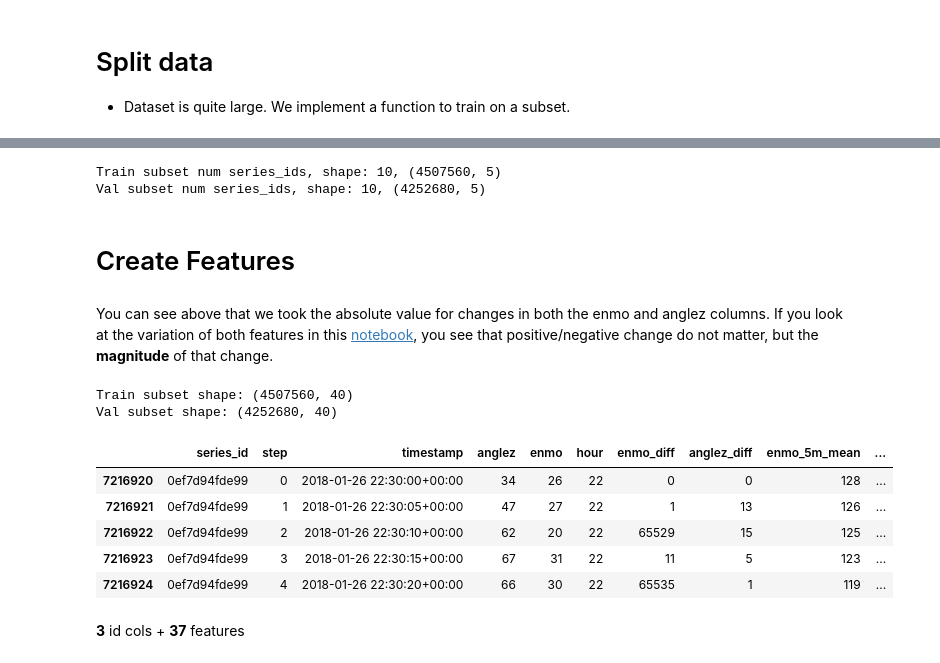
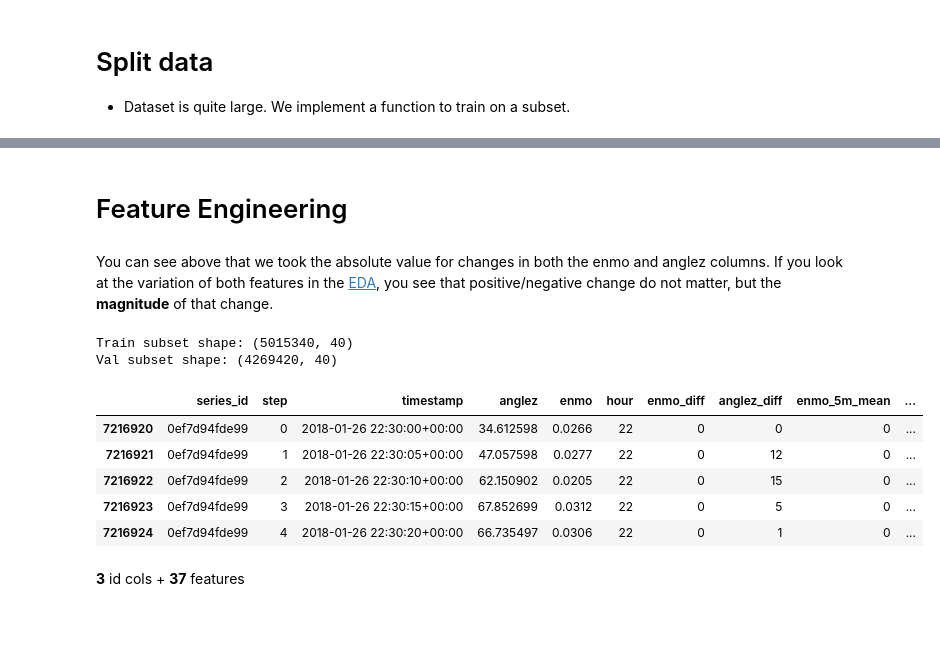
Before and after one commit to heefjones/detect_sleep_states, a Jupyter notebook: preds.ipynb, the cells around one changed output, grey strips where cells are left out. Cells and saved outputs as stored; diff of their text form; code cells hidden in the pictures; blank space fills up the shorter version.

```diff
--- a/preds.ipynb
+++ b/preds.ipynb
@@ -39,22 +41,22 @@ test_series['anglez'] = test_series['anglez'].astype('int8')
 # %%
 # getting series ids as a list
-series_ids = train_events['series_id'].drop_duplicates().tolist()
+series_ids = events['series_id'].unique().tolist()
 print(f'Number of total series: {len(series_ids)}')
 
-# get counts of onset and wakeup fro each user
-onset_counts = train_events[train_events['event'] == 'onset'].groupby('series_id').size()
-wakeup_counts = train_events[train_events['event'] == 'wakeup'].groupby('series_id').size()
+# get counts of onset and wakeup for each user
+onset_counts = events.query('event == "onset"').dropna().groupby('series_id').size()
+wakeup_counts = events.query('event == "wakeup"').dropna().groupby('series_id').size()
 
 # create counts df and get the mismatches
 counts = pd.DataFrame({'onset_counts': onset_counts, 'wakeup_counts': wakeup_counts}).reset_index()
-count_mismatches = counts[counts['onset_counts'] != counts['wakeup_counts']]
+count_mismatches = counts.query('onset_counts != wakeup_counts')
 
 # removing users with mismatched onset/wakeup counts
-train_series = train_series[~train_series['series_id'].isin(count_mismatches['series_id'])]
-train_events = train_events[~train_events['series_id'].isin(count_mismatches['series_id'])]
+data_dropped = data[~data['series_id'].isin(count_mismatches['series_id'])]
+events_dropped = events[~events['series_id'].isin(count_mismatches['series_id'])]
 
 # update list of series ids, not including series with no non-null values
-series_ids = train_events.dropna()['series_id'].drop_duplicates().tolist()
-print(f'Number of series after removing mismatched counts: {len(series_ids)}')
+series_ids_dropped = events_dropped['series_id'].unique().tolist()
+print(f'Number of series after removing mismatched counts: {len(series_ids_dropped)}')
 # %% [output]
 Number of total series: 277
@@ -64,10 +66,7 @@ Number of series after removing mismatched counts: 269
 - Dataset is quite large. We implement a function to train on a subset.
 # %%
 # function that gets a random subset of 'n' series ids, returns train and val subsets
-def get_train_val(series=train_series, n=10, random_state=random_state):
-    # set seed
-    np.random.seed(random_state)
-
+def get_train_val(series, n=10, random_state=SEED):
     # get series ids
     series_ids = series['series_id'].drop_duplicates().tolist()
     train_ids = np.random.choice(series_ids, n, replace=False)
@@ -76,5 +75,11 @@ def get_train_val(series=train_series, n=10, random_state=random_state):
     # get subsets
     train_subset = series[series['series_id'].isin(train_ids)]
     val_subset = series[series['series_id'].isin(val_ids)]
+    return train_subset, val_subset
 
-    return train_subset, val_subset
+# get train and val subsets
+train_subset, val_subset = get_train_val(series=data)
+
+# check shapes
+print(f'Train subset num series_ids: {train_subset.series_id.nunique()}, shape: {train_subset.shape}')
+print(f'Val subset num series_ids: {val_subset.series_id.nunique()}, shape: {val_subset.shape}')
@@ -80,0 +105,2 @@ def get_train_val(series=train_series, n=10, random_state=random_state):
+# %% [markdown]
+# Feature Engineering
@@ -81,12 +197,13 @@ def get_train_val(series=train_series, n=10, random_state=random_state):
+# %% [markdown]
+You can see above that we took the absolute value for changes in both the enmo and anglez columns. If you look at the variation of both features in the [EDA](./eda.ipynb), you see that positive/negative change do not matter, but the __magnitude__ of that change.
 # %%
-# get train and val subsets
-train_subset, val_subset = get_train_val()
+# create features
+X_train = create_features(train_subset)
+X_val = create_features(val_subset)
 
-# check shapes
-print(f'Train subset num series_ids, shape: {train_subset.series_id.nunique()}, {train_subset.shape}')
-print(f'Val subset num series_ids, shape: {val_subset.series_id.nunique()}, {val_subset.shape}')
+# shapes
+print(f'Train subset shape: {X_train.shape}')
+print(f'Val subset shape: {X_val.shape}')
 # %% [output]
-Train subset num series_ids, shape: 10, (4507560, 5)
-Val subset num series_ids, shape: 10, (4252680, 5)
+Train subset shape: (5015340, 40)
+Val subset shape: (4269420, 40)
-# %% [markdown]
-# Create Features
@@ -149,26 +210,13 @@ def create_features(series, hour=True, interaction=False):
-# %% [markdown]
-You can see above that we took the absolute value for changes in both the enmo and anglez columns. If you look at the variation of both features in this [notebook](./eda.ipynb), you see that positive/negative change do not matter, but the __magnitude__ of that change.
-# %%
-# create features
-train_subset = create_features(train_subset)
-val_subset = create_features(val_subset)
-
-# shapes
-print(f'Train subset shape: {train_subset.shape}')
-print(f'Val subset shape: {val_subset.shape}')
-# %% [output]
-Train subset shape: (4507560, 40)
-Val subset shape: (4252680, 40)
 # %%
 # look at new features
-train_subset.head()
+X_train.head()
 # %% [output]
 |  | series_id | step | timestamp | anglez | enmo | hour | enmo_diff | anglez_diff | enmo_5m_mean | ... |
-| 7216920 | 0ef7d94fde99 | 0 | 2018-01-26 22:30:00+00:00 | 34 | 26 | 22 | 0 | 0 | 128 | ... |
-| 7216921 | 0ef7d94fde99 | 1 | 2018-01-26 22:30:05+00:00 | 47 | 27 | 22 | 1 | 13 | 126 | ... |
-| 7216922 | 0ef7d94fde99 | 2 | 2018-01-26 22:30:10+00:00 | 62 | 20 | 22 | 65529 | 15 | 125 | ... |
-| 7216923 | 0ef7d94fde99 | 3 | 2018-01-26 22:30:15+00:00 | 67 | 31 | 22 | 11 | 5 | 123 | ... |
-| 7216924 | 0ef7d94fde99 | 4 | 2018-01-26 22:30:20+00:00 | 66 | 30 | 22 | 65535 | 1 | 119 | ... |
+| 7216920 | 0ef7d94fde99 | 0 | 2018-01-26 22:30:00+00:00 | 34.612598 | 0.0266 | 22 | 0 | 0 | 0 | ... |
+| 7216921 | 0ef7d94fde99 | 1 | 2018-01-26 22:30:05+00:00 | 47.057598 | 0.0277 | 22 | 0 | 12 | 0 | ... |
+| 7216922 | 0ef7d94fde99 | 2 | 2018-01-26 22:30:10+00:00 | 62.150902 | 0.0205 | 22 | 0 | 15 | 0 | ... |
+| 7216923 | 0ef7d94fde99 | 3 | 2018-01-26 22:30:15+00:00 | 67.852699 | 0.0312 | 22 | 0 | 5 | 0 | ... |
+| 7216924 | 0ef7d94fde99 | 4 | 2018-01-26 22:30:20+00:00 | 66.735497 | 0.0306 | 22 | 0 | 1 | 0 | ... |
 # %% [markdown]
 __3__ id cols + __37__ features
 # %% [markdown]
```
Also changed, not shown: parts of 9 cells of this notebook, 2 other files.
